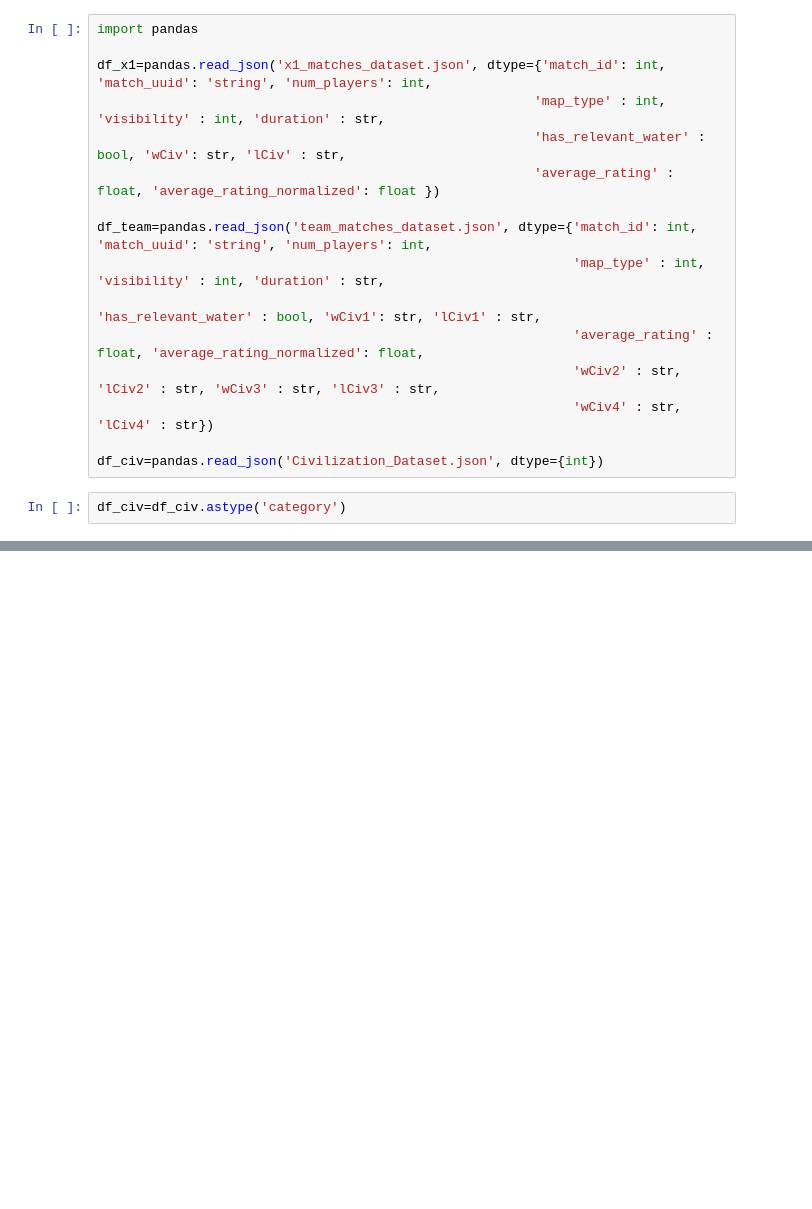
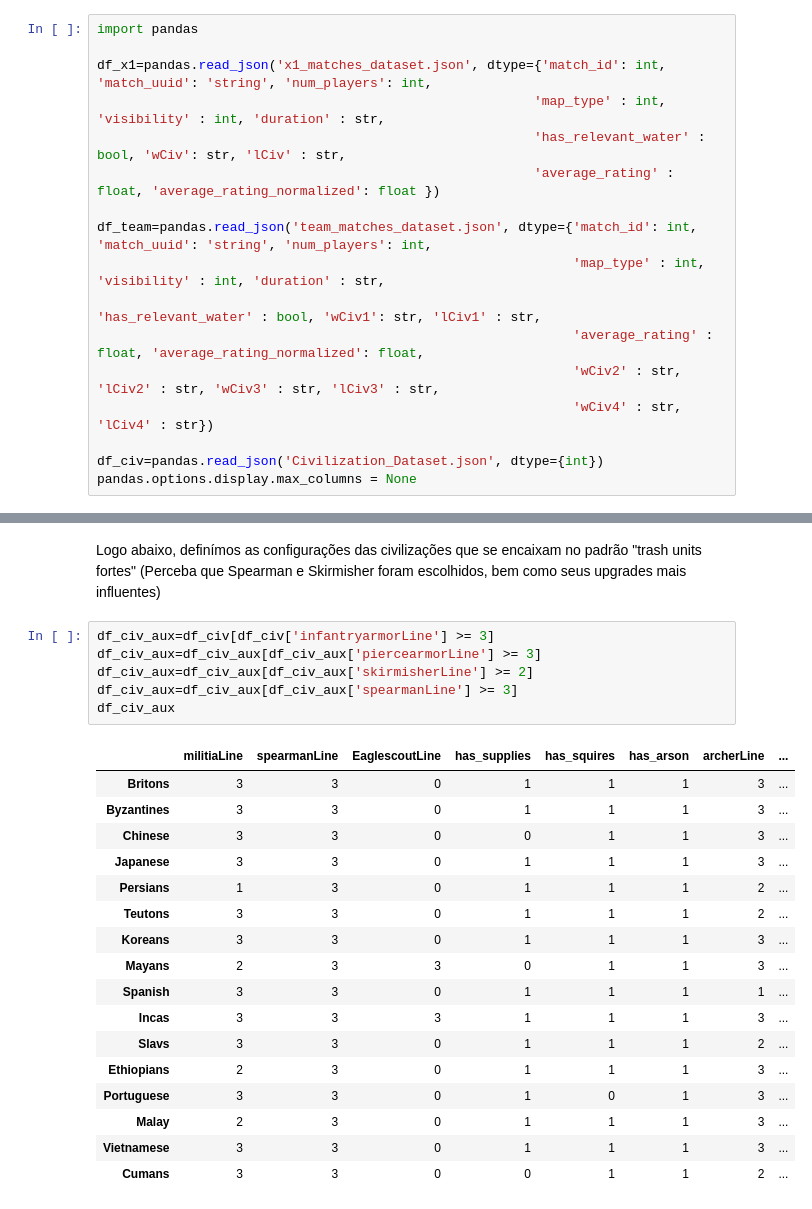
Before and after one commit to JosueFidelis/TA_GDI, a Jupyter notebook: Data_tests.ipynb, the cells around one changed output, grey strips where cells are left out. Drawn from its saved outputs; the diff is of its cells as text; blank space fills up the shorter version.

```diff
--- a/Data_tests.ipynb
+++ b/Data_tests.ipynb
@@ -14,8 +38,7 @@ df_team=pandas.read_json('team_matches_dataset.json', dtype={'match_id': int, 'm
                                                              'wCiv4' : str, 'lCiv4' : str})
 
 df_civ=pandas.read_json('Civilization_Dataset.json', dtype={int})
+pandas.options.display.max_columns = None
-# %%
-df_civ=df_civ.astype('category')
 # %%
 df_x1['map_type']=df_x1['map_type'].astype('category')
 df_x1['num_players']=df_x1['num_players'].astype('category')
@@ -91,0 +105,27 @@ df_x1
+# %% [markdown]
+Logo abaixo, definímos as configurações das civilizações que se encaixam no padrão "trash units fortes"
+(Perceba que Spearman e Skirmisher foram escolhidos, bem como seus upgrades mais influentes)
+# %%
+df_civ_aux=df_civ[df_civ['infantryarmorLine'] >= 3]
+df_civ_aux=df_civ_aux[df_civ_aux['piercearmorLine'] >= 3]
+df_civ_aux=df_civ_aux[df_civ_aux['skirmisherLine'] >= 2]
+df_civ_aux=df_civ_aux[df_civ_aux['spearmanLine'] >= 3]
+df_civ_aux
+# %% [output]
+|  | militiaLine | spearmanLine | EaglescoutLine | has_supplies | has_squires | has_arson | archerLine | ... |
+| Britons | 3 | 3 | 0 | 1 | 1 | 1 | 3 | ... |
+| Byzantines | 3 | 3 | 0 | 1 | 1 | 1 | 3 | ... |
+| Chinese | 3 | 3 | 0 | 0 | 1 | 1 | 3 | ... |
+| Japanese | 3 | 3 | 0 | 1 | 1 | 1 | 3 | ... |
+| Persians | 1 | 3 | 0 | 1 | 1 | 1 | 2 | ... |
+| Teutons | 3 | 3 | 0 | 1 | 1 | 1 | 2 | ... |
+| Koreans | 3 | 3 | 0 | 1 | 1 | 1 | 3 | ... |
+| Mayans | 2 | 3 | 3 | 0 | 1 | 1 | 3 | ... |
+| Spanish | 3 | 3 | 0 | 1 | 1 | 1 | 1 | ... |
+| Incas | 3 | 3 | 3 | 1 | 1 | 1 | 3 | ... |
+| Slavs | 3 | 3 | 0 | 1 | 1 | 1 | 2 | ... |
+| Ethiopians | 2 | 3 | 0 | 1 | 1 | 1 | 3 | ... |
+| Portuguese | 3 | 3 | 0 | 1 | 0 | 1 | 3 | ... |
+| Malay | 2 | 3 | 0 | 1 | 1 | 1 | 3 | ... |
+| Vietnamese | 3 | 3 | 0 | 1 | 1 | 1 | 3 | ... |
+| Cumans | 3 | 3 | 0 | 0 | 1 | 1 | 2 | ... |
```
Also changed, not shown: parts of 32 cells of this notebook.
